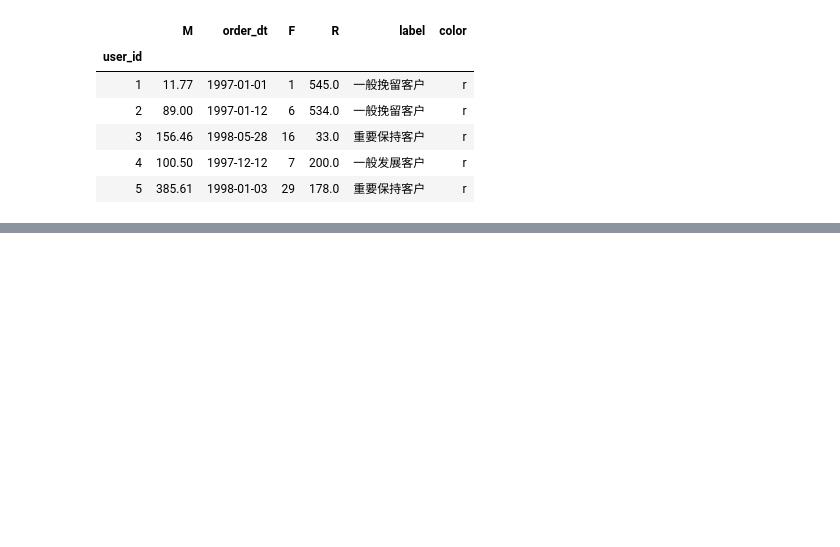
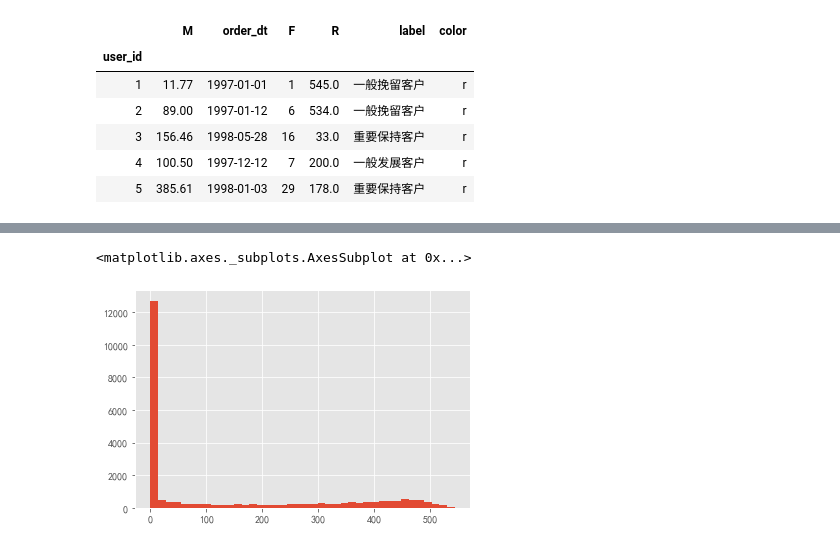
Before and after one commit to Reggielang/data-analysis-skill, a Jupyter notebook: python-练习生成数据报告.ipynb, the cells around one changed output, grey strips where cells are left out. Cells and saved outputs as stored; diff of their text form; code cells hidden in the pictures; blank space fills up the shorter version.

```diff
--- a/python-练习生成数据报告.ipynb
+++ b/python-练习生成数据报告.ipynb
@@ -360,0 +519,5 @@ RFM.head()
+# %%
+((user_life['max'] - user_life['min'])/np.timedelta64(1,'D')).hist(bins = 40)
+# %% [output]
+<matplotlib.axes._subplots.AxesSubplot at 0x...>
+[figure, added]
```
Also changed, not shown: parts of 23 cells of this notebook.
